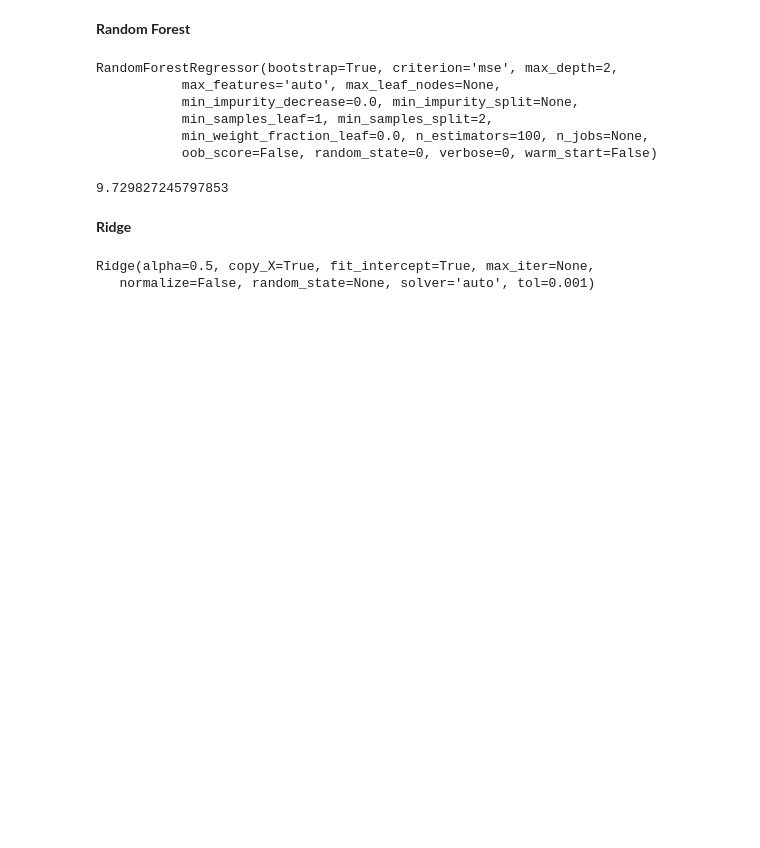
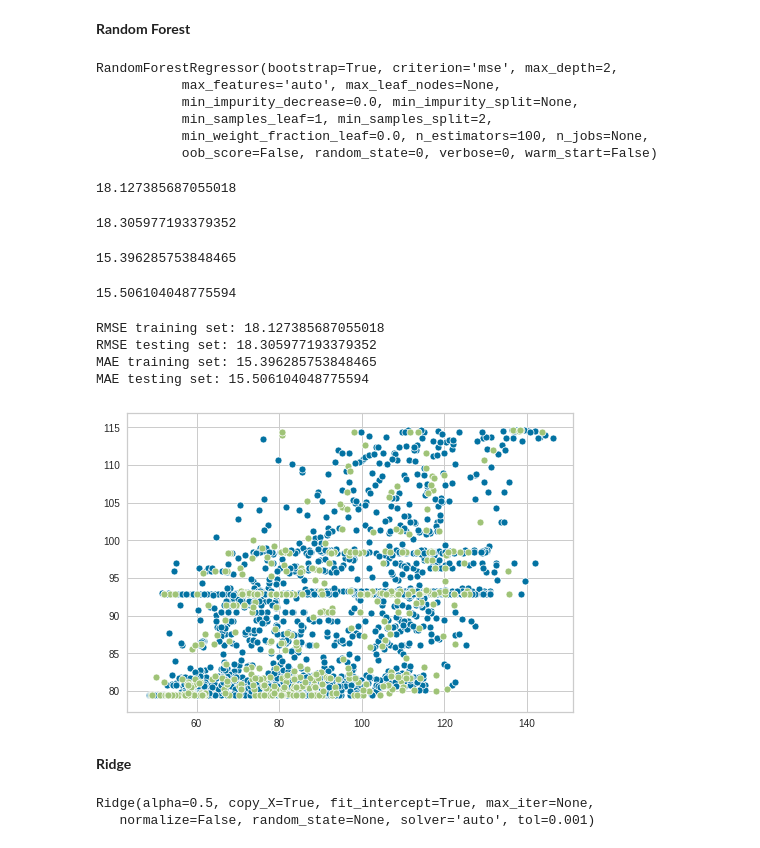
Before and after one commit to agnieszkajaniak/mgr, a Jupyter notebook: data_processing.ipynb, the cells around one changed output. Saved outputs shown, nothing was run; the diff lists cells and outputs as text; code cells hidden in the pictures; blank space fills up the shorter version.

Commit message:
Evaluation

```diff
--- a/data_processing.ipynb
+++ b/data_processing.ipynb
@@ -415,10 +427,40 @@ RandomForestRegressor(bootstrap=True, criterion='mse', max_depth=2,
            min_samples_leaf=1, min_samples_split=2,
            min_weight_fraction_leaf=0.0, n_estimators=100, n_jobs=None,
            oob_score=False, random_state=0, verbose=0, warm_start=False)
+# %%
+np.sqrt(mean_squared_error(Y_train, clfreg.predict(X_train)))
+# %% [output]
+18.127385687055018
 # %%
-np.std(abs(Y_validation - clfreg.predict(X_validation)))
+np.sqrt(mean_squared_error(Y_validation, clfreg.predict(X_validation)))
 # %% [output]
-9.729827245797853
+18.305977193379352
+# %%
+mean_absolute_error(Y_train, clfreg.predict(X_train))
+# %% [output]
+15.396285753848465
+# %%
+mean_absolute_error(Y_validation, clfreg.predict(X_validation))
+# %% [output]
+15.506104048775594
+# %%
+def evaluation(regressor, X_train, Y_train, X_validation, Y_validation):
+    print ("RMSE training set:", np.sqrt(mean_squared_error(Y_train, regressor.predict(X_train))))
+    print ("RMSE testing set:", np.sqrt(mean_squared_error(Y_validation, regressor.predict(X_validation))))
+    print ("MAE training set:", mean_absolute_error(Y_train, regressor.predict(X_train)))
+    print ("MAE testing set:", mean_absolute_error(Y_validation, regressor.predict(X_validation)))
+
+    fig, ax = plt.subplots()
+    sns.scatterplot(Y_train,regressor.predict(X_train),ax=ax)
+    sns.scatterplot(Y_validation,regressor.predict(X_validation))
+# %%
+evaluation(clfreg, X_train, Y_train, X_validation, Y_validation)
+# %% [output]
+RMSE training set: 18.127385687055018
+RMSE testing set: 18.305977193379352
+MAE training set: 15.396285753848465
+MAE testing set: 15.506104048775594
+[figure, added]
 # %% [markdown]
 **Ridge**
 # %%
```
Also changed, not shown: parts of 46 cells of this notebook.
